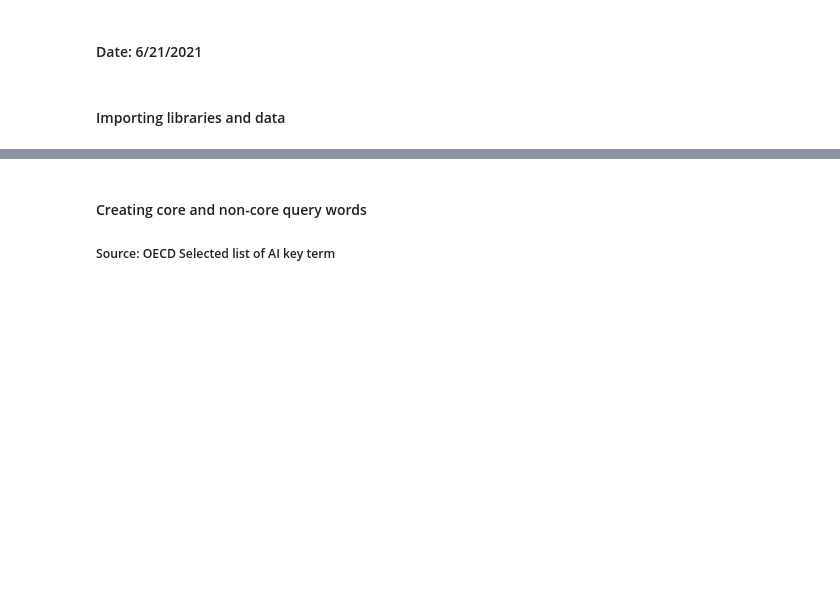
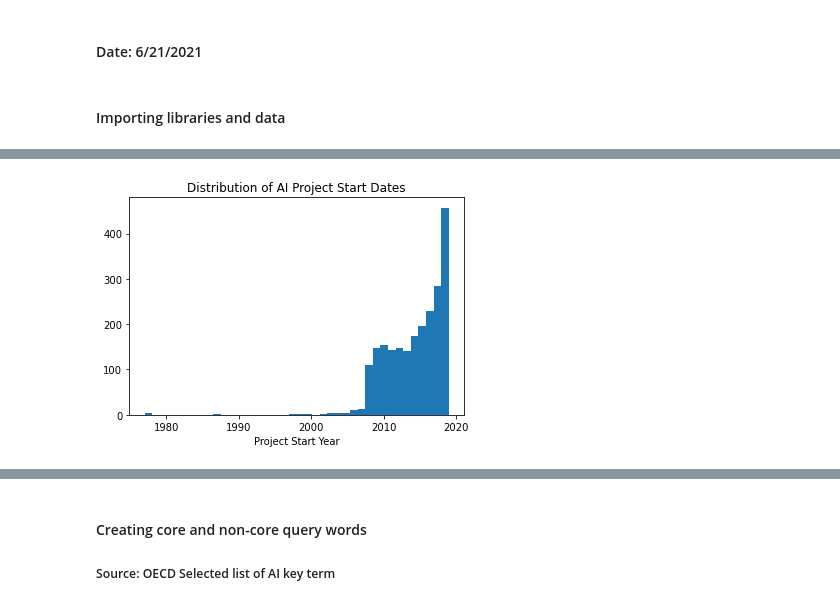
Before and after one commit to DSPG-Young-Scholars-Program/dspg21RnD, a Jupyter notebook: src/02_term_matching/01_OECD_term_matching.ipynb, the cells around one changed output, grey strips where cells are left out. Drawn from its saved outputs; the diff is of its cells as text; code cells hidden in the pictures; blank space fills up the shorter version.

```diff
--- a/src/02_term_matching/01_OECD_term_matching.ipynb
+++ b/src/02_term_matching/01_OECD_term_matching.ipynb
@@ -23,0 +28,4 @@ df.reset_index(inplace = True)
+# %%
+ai = ai[ai['IS_AI']!= "False"]
+# %%
+ai_years = ai['PROJECT_START_DATE']
@@ -23,0 +34,13 @@ df.reset_index(inplace = True)
+# %%
+ai_years = pd.to_datetime(ai_years)
+# %%
+ai_years = ai_years.dt.year
+# %%
+# change to bar
+fig, ax = plt.subplots()
+ax.hist(ai_years, bins = 40)
+plt.title("Distribution of AI Project Start Dates")
+plt.xlabel("Project Start Year")
+plt.show()
+# %% [output]
+[figure, added]
```
Also changed, not shown: parts of 15 cells of this notebook.
